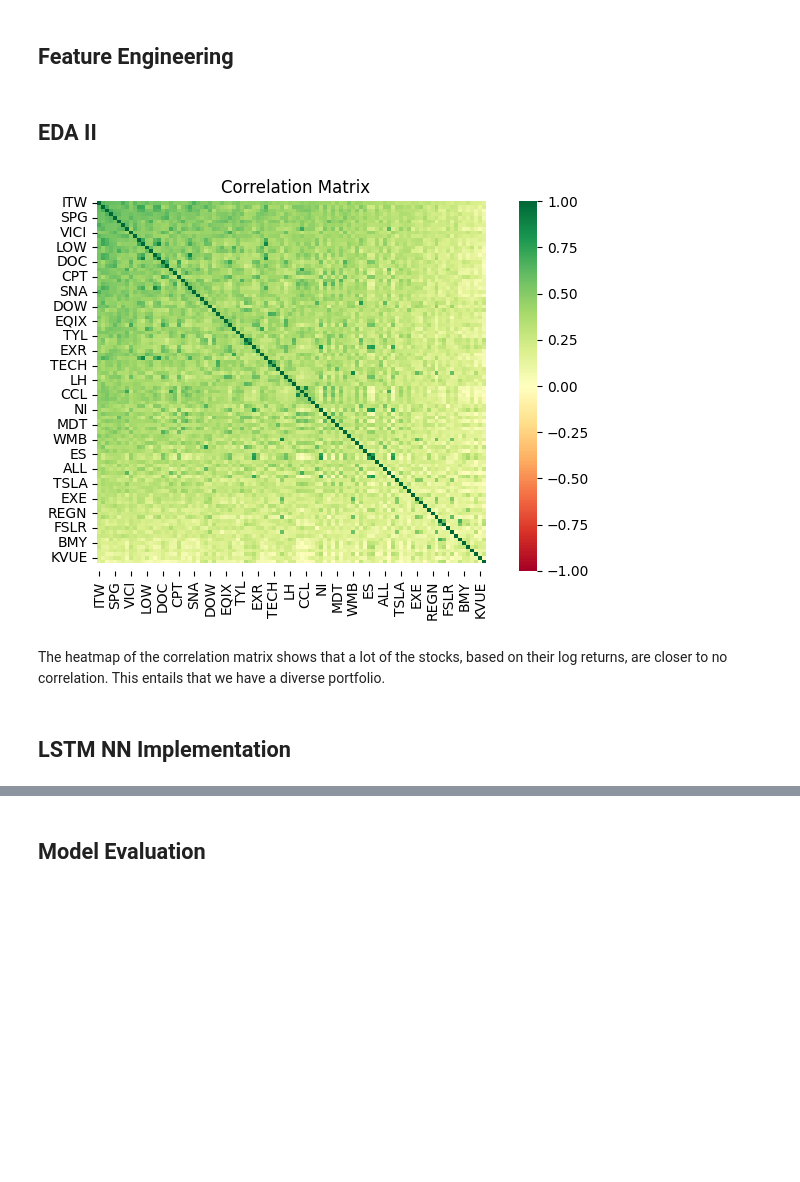
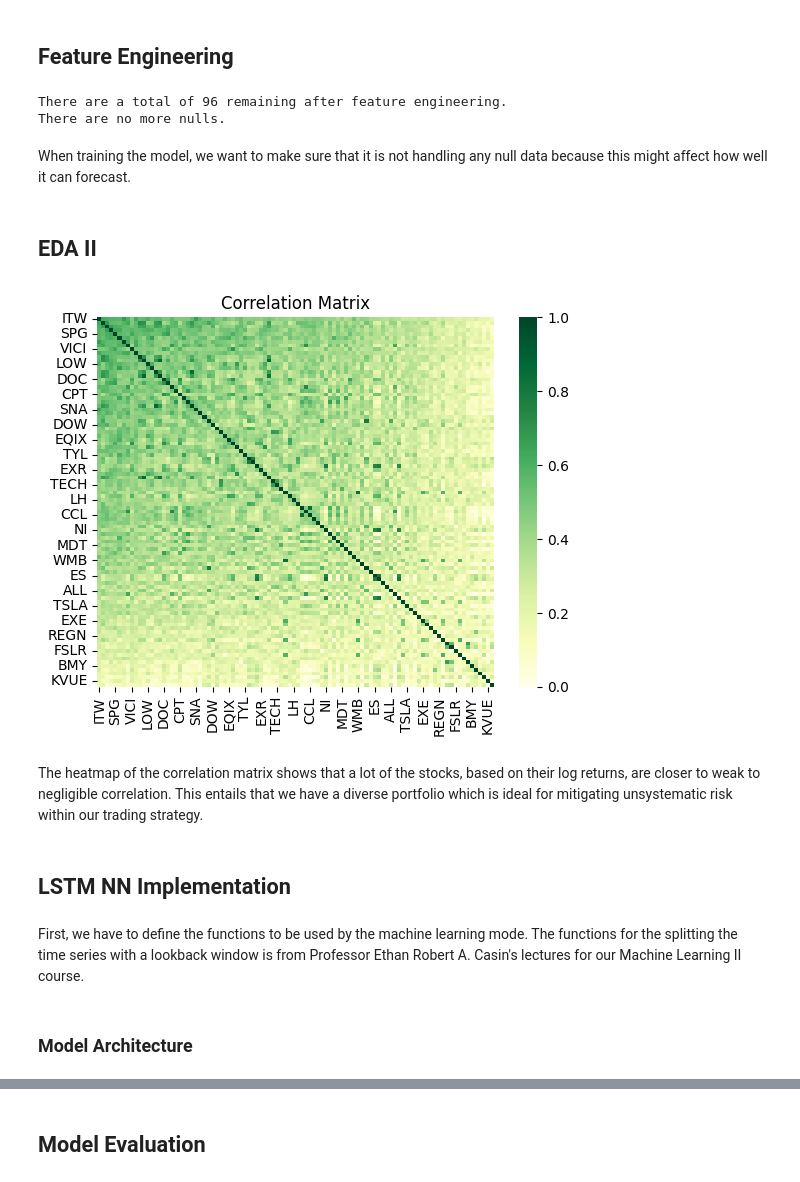
Before and after one commit to donnafaithhh/LSTM-Trading, a Jupyter notebook: LSTM simulation.ipynb, the cells around one changed output, grey strips where cells are left out. Saved outputs shown, nothing was run; the diff lists cells and outputs as text; code cells hidden in the pictures; blank space fills up the shorter version.

Commit message:
null handling

```diff
--- a/LSTM simulation.ipynb
+++ b/LSTM simulation.ipynb
@@ -541,25 +552,41 @@ This transformation will also make the time series more stationary which makes i
 # %%
 # get log returns
 log_returns = historical_data.pct_change().dropna(how='all')
+log_returns = log_returns.dropna(axis=1, how='any')
+print(f'There are a total of {len(log_returns.columns)} remaining after feature engineering.')
+
+# check nulls
+if any(log_returns.isnull().sum() > 1):
+    print('There are still some nulls.')
+else:
+    print('There are no more nulls.')
+# %% [output]
+There are a total of 96 remaining after feature engineering.
+There are no more nulls.
+# %% [markdown]
+When training the model, we want to make sure that it is not handling any null data because this might affect how well it can forecast.
 # %% [markdown]
 ## EDA II
 # %%
 # get correlations
 correl_matrix = log_returns.corr()
 order = correl_matrix.mean().sort_values(ascending=False).index
 correl_matrix_sorted = correl_matrix.loc[order, order]
 
 # plotting
 plt.figure()
 sns.heatmap(
-    correl_matrix_sorted, cmap='RdYlGn', fmt=".2f", vmin=-1, vmax=1
+    correl_matrix_sorted, cmap='YlGn', fmt=".2f", vmin=0, vmax=1
 )
 plt.title('Correlation Matrix')
 plt.show()
 # %% [output]
-[figure, old version]
+[figure, new version]
 # %% [markdown]
-The heatmap of the correlation matrix shows that a lot of the stocks, based on their log returns, are closer to no correlation.
-This entails that we have a diverse portfolio.
+The heatmap of the correlation matrix shows that a lot of the stocks, based on their log returns, are closer to weak to negligible correlation.
+This entails that we have a diverse portfolio which is ideal for mitigating unsystematic risk within our trading strategy.
 # %% [markdown]
 ## LSTM NN Implementation
+# %% [markdown]
+First, we have to define the functions to be used by the machine learning mode.
+The functions for the splitting the time series with a lookback window is from Professor Ethan Robert A. Casin's lectures for our Machine Learning II course.
@@ -565,0 +672,2 @@ This entails that we have a diverse portfolio.
+# %% [markdown]
+### Model Architecture
```
Also changed, not shown: parts of 10 cells of this notebook.
